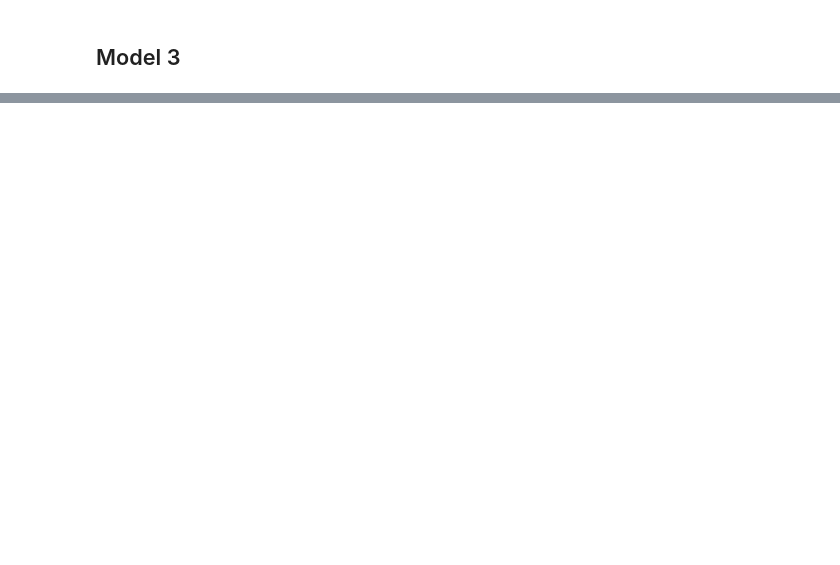
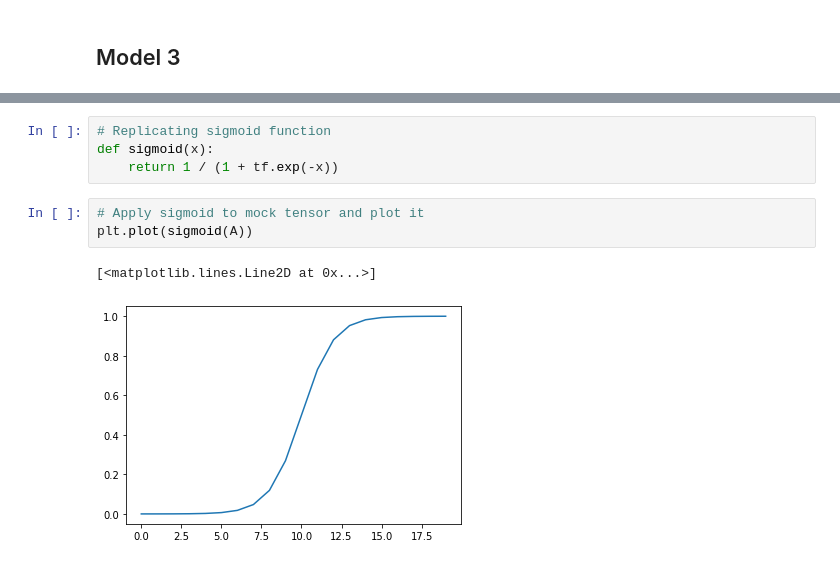
Before and after one commit to LazaUK/UdemyProjects-TensorFlow, a Jupyter notebook: Project4_NNClassification/TensorFlow_04_IntroClassNN_Nonlinear.ipynb, the cells around one changed output, grey strips where cells are left out. Saved outputs shown, nothing was run; the diff lists cells and outputs as text; blank space fills up the shorter version.

```diff
--- a/Project4_NNClassification/TensorFlow_04_IntroClassNN_Nonlinear.ipynb
+++ b/Project4_NNClassification/TensorFlow_04_IntroClassNN_Nonlinear.ipynb
@@ -180,0 +197,10 @@ Doing binary classification
+# %%
+# Replicating sigmoid function
+def sigmoid(x):
+    return 1 / (1 + tf.exp(-x))
+# %%
+# Apply sigmoid to mock tensor and plot it
+plt.plot(sigmoid(A))
+# %% [output]
+[<matplotlib.lines.Line2D at 0x...>]
+[figure, added]
```
Also changed, not shown: parts of 9 cells of this notebook.
